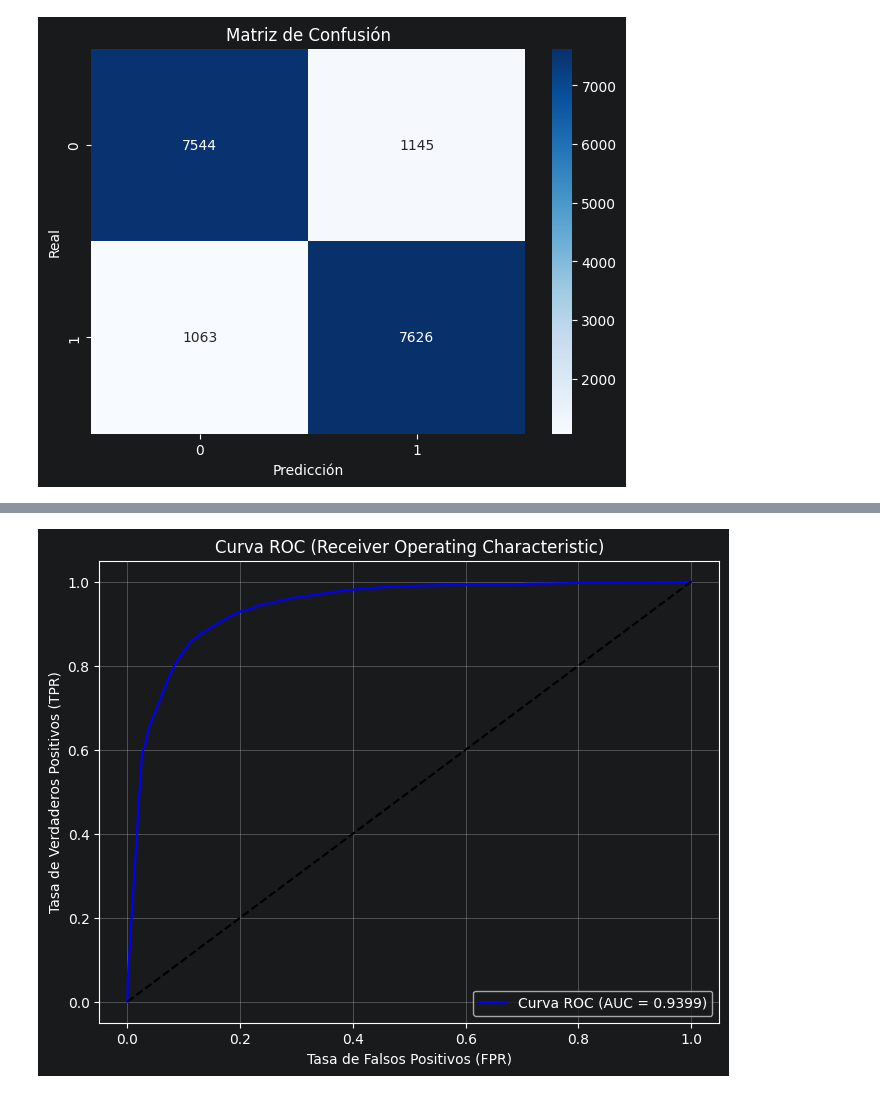
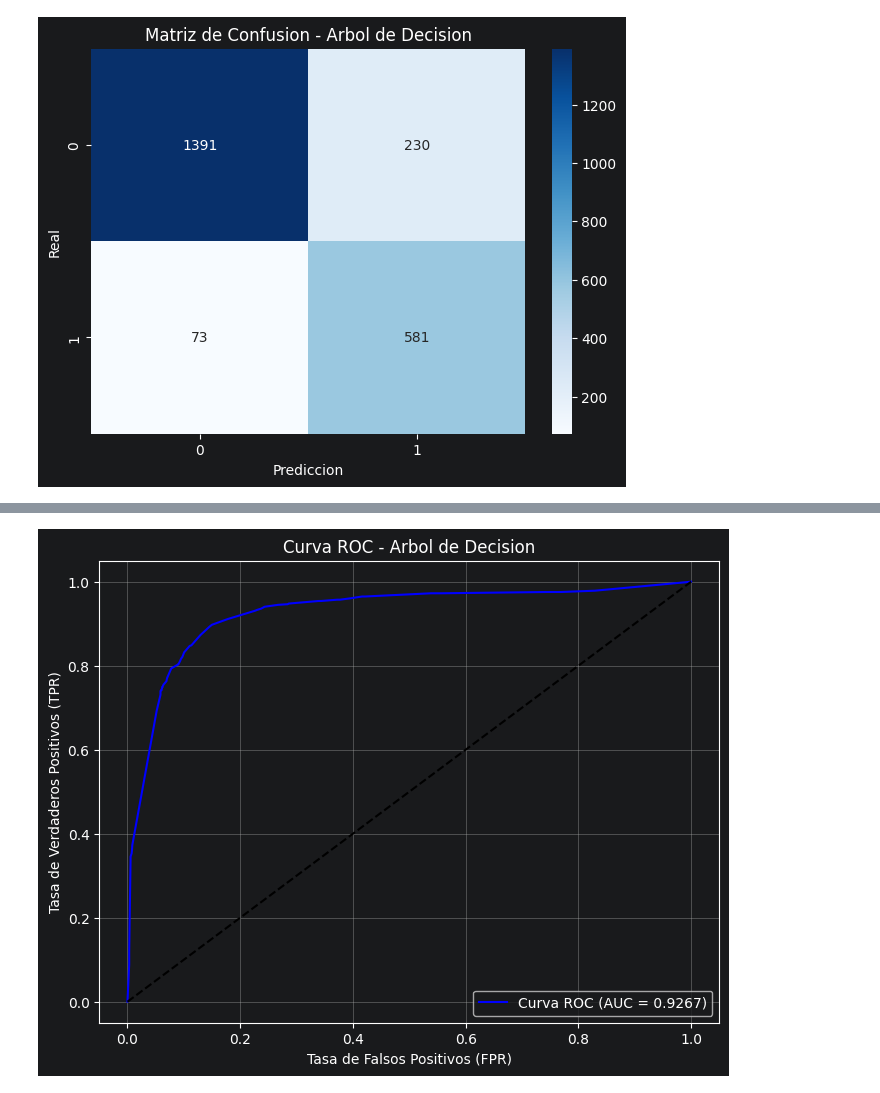
Before and after one commit to antoniozamora2002/Modelo-Machine-Learning-Para-Detectar-Incendios, a Jupyter notebook: Arbol-de-Decision-Model.ipynb, the cells around one changed output, grey strips where cells are left out. Cells and saved outputs as stored; diff of their text form; code cells hidden in the pictures.

```diff
--- a/Arbol-de-Decision-Model.ipynb
+++ b/Arbol-de-Decision-Model.ipynb
@@ -46,8 +101,10 @@ full_df.head()
 # %%
-features = ['latitude', 'longitude', 'month', 'day', 'day_of_year', 'year', 'Temp_max', 'NDVI', 'Distance_to_equator', 'Is_dry_season']
+features = ['latitude', 'longitude', 'month', 'day', 'day_of_year', 'year',
+            'Temp_max', 'NDVI', 'Distance_to_equator', 'Is_dry_season']
 X = full_df[features]
 y = full_df['incendio']
 
+# Ver balance de clases
 print(y.value_counts())
 # %% [output]
 incendio
@@ -58,0 +114,7 @@ X_train, X_test, y_train, y_test = train_test_split(X, y, test_size=0.2, random_
+# %%
+# Split 85% entrenamiento / 15% prueba con StratifiedShuffleSplit (como en el articulo, Sec. 3.5)
+sss = StratifiedShuffleSplit(n_splits=1, test_size=0.15, random_state=42)
+train_idx, test_idx = next(sss.split(X, y))
+X_train, X_test = X.iloc[train_idx].copy(), X.iloc[test_idx].copy()
+y_train, y_test = y.iloc[train_idx].copy(), y.iloc[test_idx].copy()
+print(f"Train: {X_train.shape}  Test: {X_test.shape}")
@@ -76,71 +138,34 @@ Modelo de Árbol de Decisión entrenado.
 # %%
-# --- 1. Métricas de siempre ---
+# Metricas (incluye MCC y Balanced Accuracy, mencionadas en el articulo Sec. 3.5.1)
 print("Accuracy:", accuracy_score(y_test, y_pred))
-print("\n--- Reporte de Clasificación ---")
-print(classification_report(y_test, y_pred))
+print(classification_report(y_test, y_pred, target_names=['0 (no incendio)', '1 (incendio)']))
 
-# --- 2. Matriz de confusión ---
-print("\n--- Matriz de Confusión ---")
+mcc = matthews_corrcoef(y_test, y_pred)
+bal_acc = balanced_accuracy_score(y_test, y_pred)
+print(f"MCC: {mcc:.4f}")
+print(f"Balanced Accuracy: {bal_acc:.4f}")
+
+# Matriz de confusion
+print("\n--- Matriz de Confusion ---")
 cm = confusion_matrix(y_test, y_pred)
 plt.figure(figsize=(7, 5))
 sns.heatmap(cm, annot=True, fmt='d', cmap='Blues')
-plt.xlabel('Predicción')
+plt.xlabel('Prediccion')
 plt.ylabel('Real')
-plt.title('Matriz de Confusión')
+plt.title('Matriz de Confusion - Arbol de Decision')
 plt.show()
 
-# Curva ROC y Puntaje AUC
-
-# 1. Obtener las probabilidades de predicción para la clase positiva (incendio=1)
-y_pred_proba = model.predict_proba(X_test)[:, 1]
-
-# 2. Calcular el puntaje AUC (Area Under the Curve)
+# Curva ROC y AUC
 auc = roc_auc_score(y_test, y_pred_proba)
 print(f'\nAUC Score: {auc:.4f}')
-
-# 3. Calcular FPR (Tasa de Falsos Positivos) y TPR (Tasa de Verdaderos Positivos)
 fpr, tpr, thresholds = roc_curve(y_test, y_pred_proba)
-
-# 4. Graficar la curva ROC
-print("--- Curva ROC ---")
 plt.figure(figsize=(8, 6))
 plt.plot(fpr, tpr, label=f'Curva ROC (AUC = {auc:.4f})', color='blue')
-plt.plot([0, 1], [0, 1], 'k--') # Línea de referencia (azar)
+plt.plot([0, 1], [0, 1], 'k--')
 plt.xlabel('Tasa de Falsos Positivos (FPR)')
 plt.ylabel('Tasa de Verdaderos Positivos (TPR)')
-plt.title('Curva ROC (Receiver Operating Characteristic)')
+plt.title('Curva ROC - Arbol de Decision')
 plt.legend(loc='lower right')
 plt.grid(True)
 plt.show()
-
-# --- 3. Importancia de Features ---
-print("\n--- Importancia de Features ---")
-importance_df = pd.DataFrame({
-    'feature': features,
-    'importance': model.feature_importances_
-}).sort_values(by='importance', ascending=False)
-
-print(importance_df)
-
-plt.figure(figsize=(10, 6))
-sns.barplot(x='importance', y='feature', data=importance_df, palette='viridis')
-plt.title('Importancia de Features del Árbol de Decisión')
-plt.show()
-
-# --- 4. ¡Visualización del Árbol! ---
-# Graficamos solo los primeros 3 niveles (max_depth=3) para que sea legible.
-# Si no, un árbol con profundidad 8 sería un jeroglífico.
-print("\n--- Visualización del Árbol (primeros 3 niveles) ---")
-plt.figure(figsize=(20, 10))
-plot_tree(
-    model,
-    feature_names=features,
-    class_names=['No Incendio', 'Incendio'],
-    filled=True,
-    proportion=True,
-    max_depth=3,  # <-- Limita EL DIBUJO, no el modelo
-    fontsize=10
-)
-plt.title("Visualización del Árbol de Decisión (Primeros 3 niveles)")
-plt.show()
 # %% [output]
@@ -161 +186 @@ weighted avg       0.87      0.87      0.87     17378
-[figure, old version]
+[figure, new version]
@@ -164 +188 @@ AUC Score: 0.9399
-[figure, old version]
+[figure, new version]
```
Also changed, not shown: parts of 15 cells of this notebook, 3 other files.
